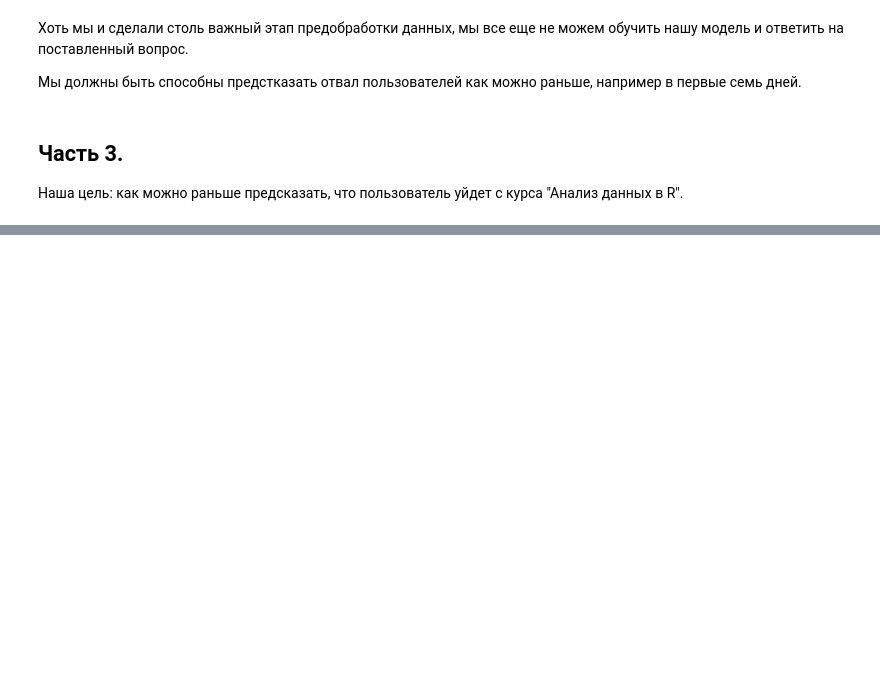
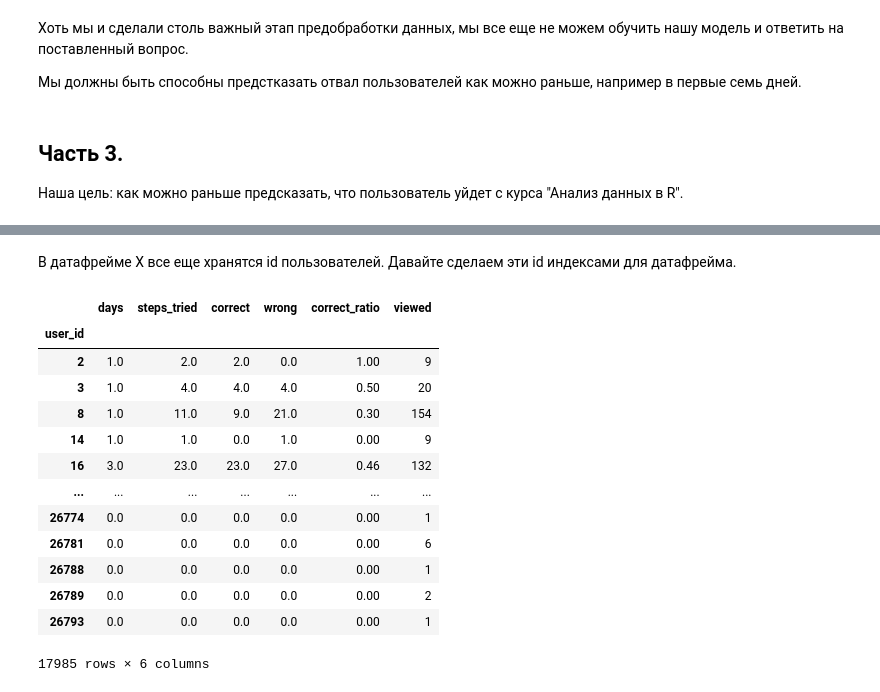
Before and after one commit to mikeasta/StepikDropout, a Jupyter notebook: conspect.ipynb, the cells around one changed output, grey strips where cells are left out. Cells and saved outputs as stored; diff of their text form; code cells hidden in the pictures; blank space fills up the shorter version.

```diff
--- a/conspect.ipynb
+++ b/conspect.ipynb
@@ -496,0 +845,23 @@ Name: passed_course, dtype: float64
+# %%
+y = X.passed_course.map(int)
+X = X.drop(["passed_course", "is_gone_user"], axis=1)
+# %% [markdown]
+В датафрейме X все еще хранятся id пользователей. Давайте сделаем эти id индексами для датафрейма.
+# %%
+X = X.set_index("user_id")
+X
+# %% [output]
+|  | days | steps_tried | correct | wrong | correct_ratio | viewed |
+| user_id |  |  |  |  |  |  |
+| 2 | 1.0 | 2.0 | 2.0 | 0.0 | 1.00 | 9 |
+| 3 | 1.0 | 4.0 | 4.0 | 4.0 | 0.50 | 20 |
+| 8 | 1.0 | 11.0 | 9.0 | 21.0 | 0.30 | 154 |
+| 14 | 1.0 | 1.0 | 0.0 | 1.0 | 0.00 | 9 |
+| 16 | 3.0 | 23.0 | 23.0 | 27.0 | 0.46 | 132 |
+| ... | ... | ... | ... | ... | ... | ... |
+| 26774 | 0.0 | 0.0 | 0.0 | 0.0 | 0.00 | 1 |
+| 26781 | 0.0 | 0.0 | 0.0 | 0.0 | 0.00 | 6 |
+| 26788 | 0.0 | 0.0 | 0.0 | 0.0 | 0.00 | 1 |
+| 26789 | 0.0 | 0.0 | 0.0 | 0.0 | 0.00 | 2 |
+| 26793 | 0.0 | 0.0 | 0.0 | 0.0 | 0.00 | 1 |
+17985 rows × 6 columns
```
Also changed, not shown: parts of 41 cells of this notebook.
